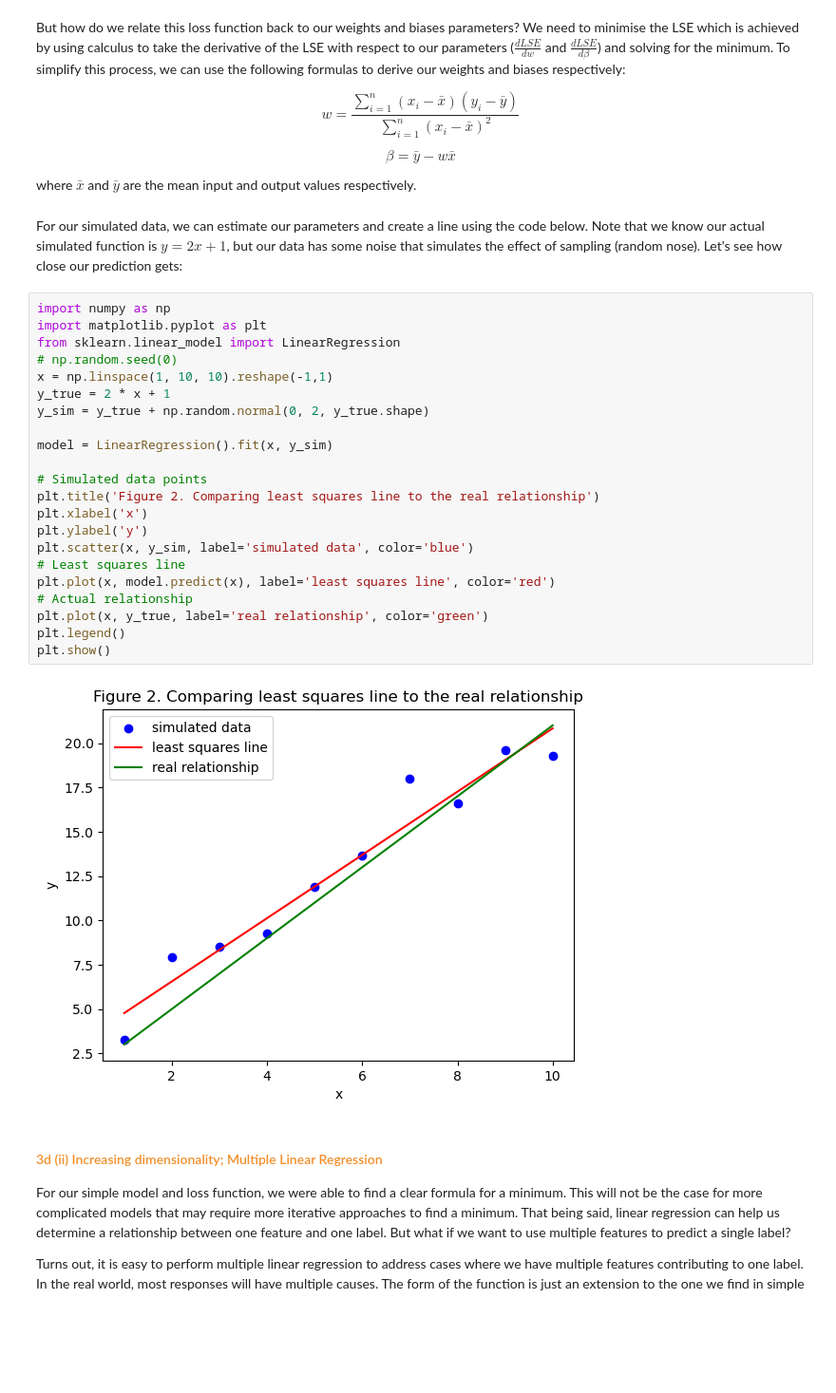
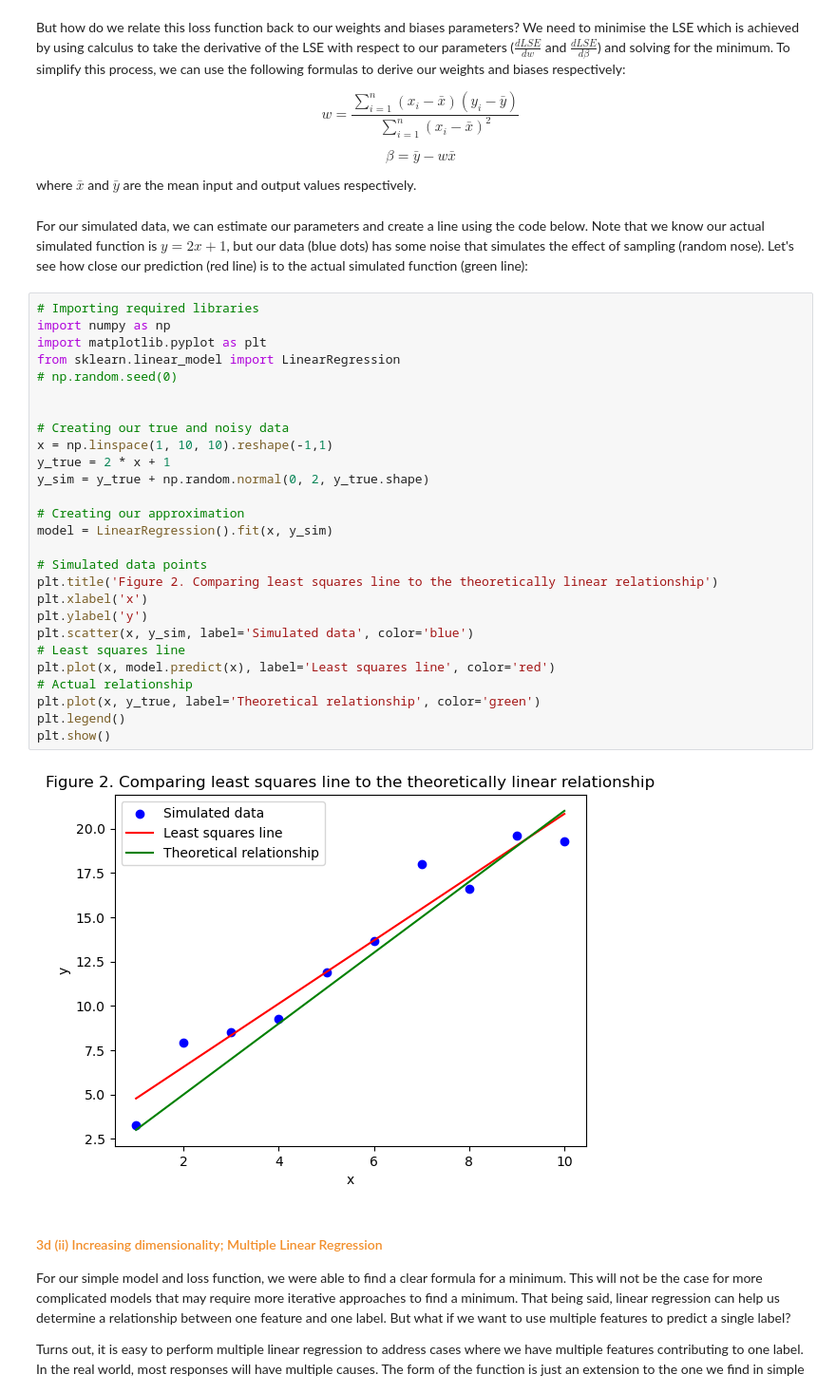
Before and after one commit to MonashAIM/onboarding-resources, a Jupyter notebook: Notebook 1 - Machine Learning.ipynb, the cells around one changed output. Shown at 95% size. Drawn from its saved outputs; the diff is of its cells as text; blank space fills up the shorter version.

```diff
--- a/Notebook 1 - Machine Learning.ipynb
+++ b/Notebook 1 - Machine Learning.ipynb
@@ -511,31 +504,36 @@ $$\beta = \bar{y} - w\bar{x}$$
 
 where $\bar{x}$ and $\bar{y}$ are the mean input and output values respectively.
 # %% [markdown]
-For our simulated data, we can estimate our parameters and create a line using the code below. Note that we know our actual simulated function is $y=2x+1$, but our data has some noise that simulates the effect of sampling (random nose). Let's see how close our prediction gets:
+For our simulated data, we can estimate our parameters and create a line using the code below. Note that we know our actual simulated function is $y=2x+1$, but our data (blue dots) has some noise that simulates the effect of sampling (random nose). Let's see how close our prediction (red line) is to the actual simulated function (green line):
 # %%
+# Importing required libraries
 import numpy as np
 import matplotlib.pyplot as plt
 from sklearn.linear_model import LinearRegression
 # np.random.seed(0)
+
+
+# Creating our true and noisy data
 x = np.linspace(1, 10, 10).reshape(-1,1)
 y_true = 2 * x + 1
 y_sim = y_true + np.random.normal(0, 2, y_true.shape)
 
+# Creating our approximation
 model = LinearRegression().fit(x, y_sim)
 
 # Simulated data points
-plt.title('Figure 2. Comparing least squares line to the real relationship')
+plt.title('Figure 2. Comparing least squares line to the theoretically linear relationship')
 plt.xlabel('x')
 plt.ylabel('y')
-plt.scatter(x, y_sim, label='simulated data', color='blue')
+plt.scatter(x, y_sim, label='Simulated data', color='blue')
 # Least squares line
-plt.plot(x, model.predict(x), label='least squares line', color='red')
+plt.plot(x, model.predict(x), label='Least squares line', color='red')
 # Actual relationship
-plt.plot(x, y_true, label='real relationship', color='green')
+plt.plot(x, y_true, label='Theoretical relationship', color='green')
 plt.legend()
 plt.show()
 # %% [output]
-[figure, old version]
+[figure, new version]
 # %% [markdown]
 <h4> <span style="color: #f28f2c;"> 3d (ii) Increasing dimensionality; Multiple Linear Regression </span> </h4>
 
```
Also changed, not shown: parts of 28 cells of this notebook, 2 other files.
